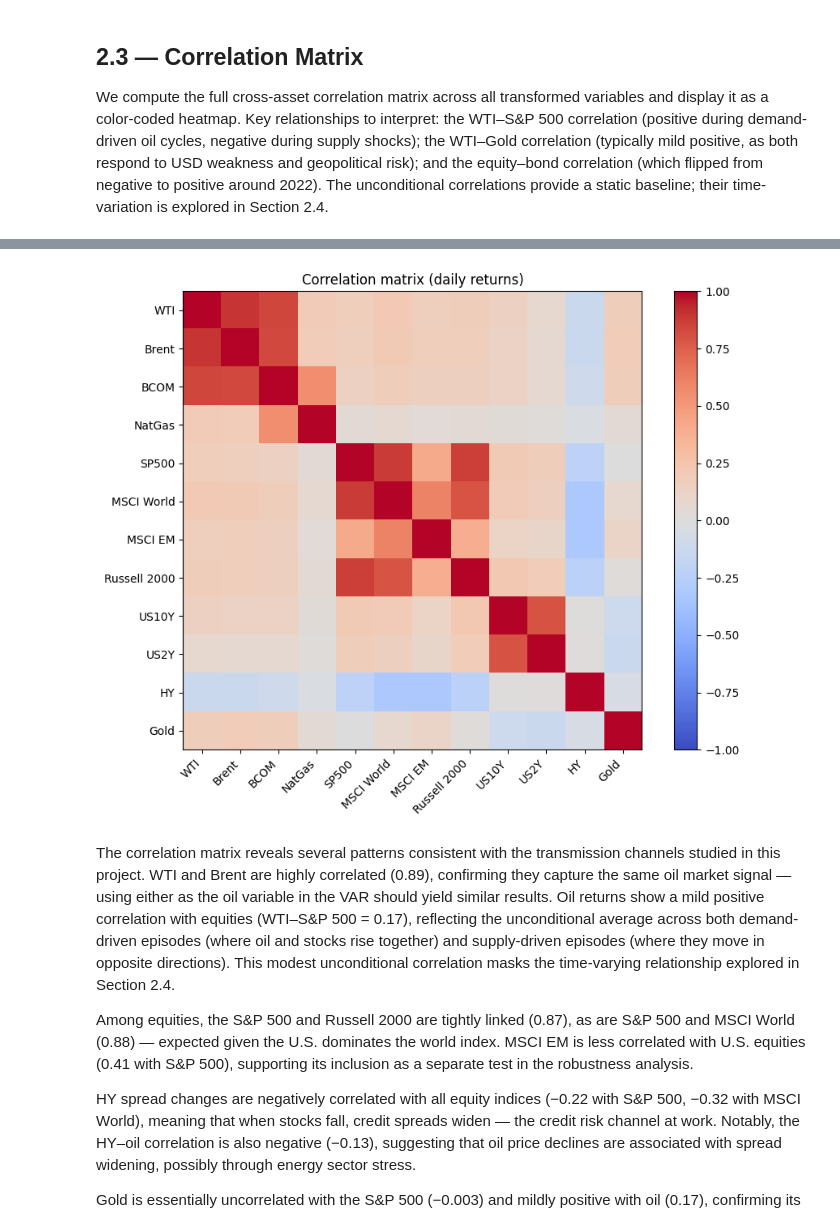
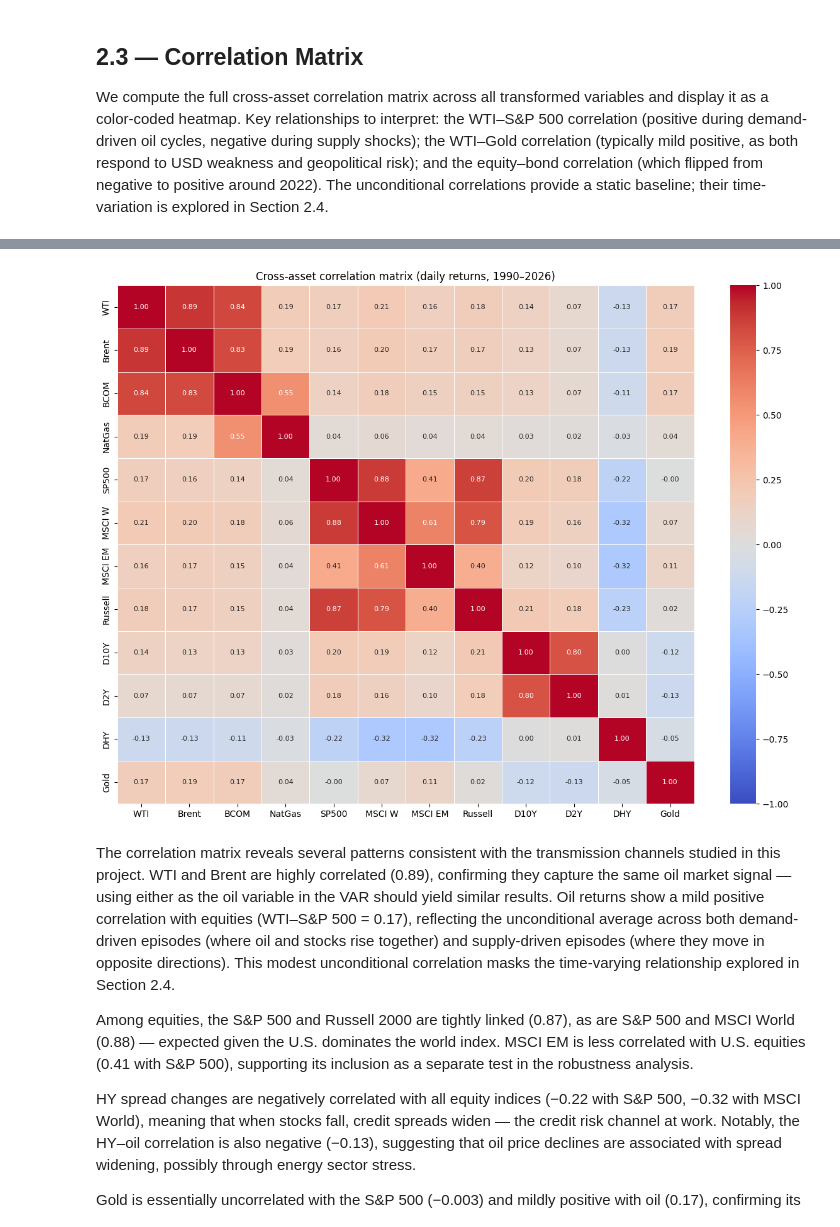
Before and after one commit to Altankaragulle/EMIF_Project_Oil, a Jupyter notebook: EMIF_Oil_Shock_Project.ipynb, the cells around one changed output, grey strips where cells are left out. Saved outputs shown, nothing was run; the diff lists cells and outputs as text; code cells hidden in the pictures.

Commit message:
Add numbers into the correlation matrix

```diff
--- a/EMIF_Oil_Shock_Project.ipynb
+++ b/EMIF_Oil_Shock_Project.ipynb
@@ -464,26 +464,20 @@ corr_daily
 | US 2-year Rate | 0.0741 | 0.0671 | 0.0691 | 0.0168 | 0.1782 | 0.1562 | 0.1011 | ... |
 | High yield index yield to worst | -0.1284 | -0.1324 | -0.1094 | -0.0264 | -0.2185 | -0.3193 | -0.3159 | ... |
 | Gold | 0.1736 | 0.1852 | 0.1732 | 0.0431 | -0.0026 | 0.0726 | 0.1130 | ... |
-# %%
-nice_labels = [
-    "WTI", "Brent", "BCOM", "NatGas", "SP500", "MSCI World",
-    "MSCI EM", "Russell 2000", "US10Y", "US2Y", "HY", "Gold"
-]
-
-corr_plot = corr_daily.copy()
-corr_plot.columns = nice_labels
-corr_plot.index = nice_labels
-
-plt.figure(figsize=(9,7))
-plt.imshow(corr_daily.values, cmap="coolwarm", vmin=-1, vmax=1)
-plt.xticks(range(len(corr_plot.columns)), corr_plot.columns, rotation=45, ha="right")
-plt.yticks(range(len(corr_plot.index)), corr_plot.index)
-plt.colorbar()
-plt.title("Correlation matrix (daily returns)")
-plt.tight_layout()
-plt.show()
-# %% [output]
-[figure, removed]
+# %%
+corr_plot = daily_ret.corr()
+corr_plot.columns = ["WTI", "Brent", "BCOM", "NatGas", "SP500", "MSCI W", "MSCI EM", "Russell", "D10Y", "D2Y", "DHY", "Gold"]
+corr_plot.index = corr_plot.columns
+
+fig, ax = plt.subplots(figsize=(12, 9))
+sns.heatmap(corr_plot, annot=True, fmt=".2f", cmap="coolwarm",
+            vmin=-1, vmax=1, center=0, linewidths=0.5,
+            annot_kws={"size": 8}, ax=ax)
+ax.set_title("Cross-asset correlation matrix (daily returns, 1990–2026)")
+plt.tight_layout()
+plt.show()
+# %% [output]
+[figure, added]
 # %% [markdown]
 The correlation matrix reveals several patterns consistent with the transmission channels studied in this project. WTI and Brent are highly correlated (0.89), confirming they capture the same oil market signal — using either as the oil variable in the VAR should yield similar results. Oil returns show a mild positive correlation with equities (WTI–S&P 500 = 0.17), reflecting the unconditional average across both demand-driven episodes (where oil and stocks rise together) and supply-driven episodes (where they move in opposite directions). This modest unconditional correlation masks the time-varying relationship explored in Section 2.4.
 
```
